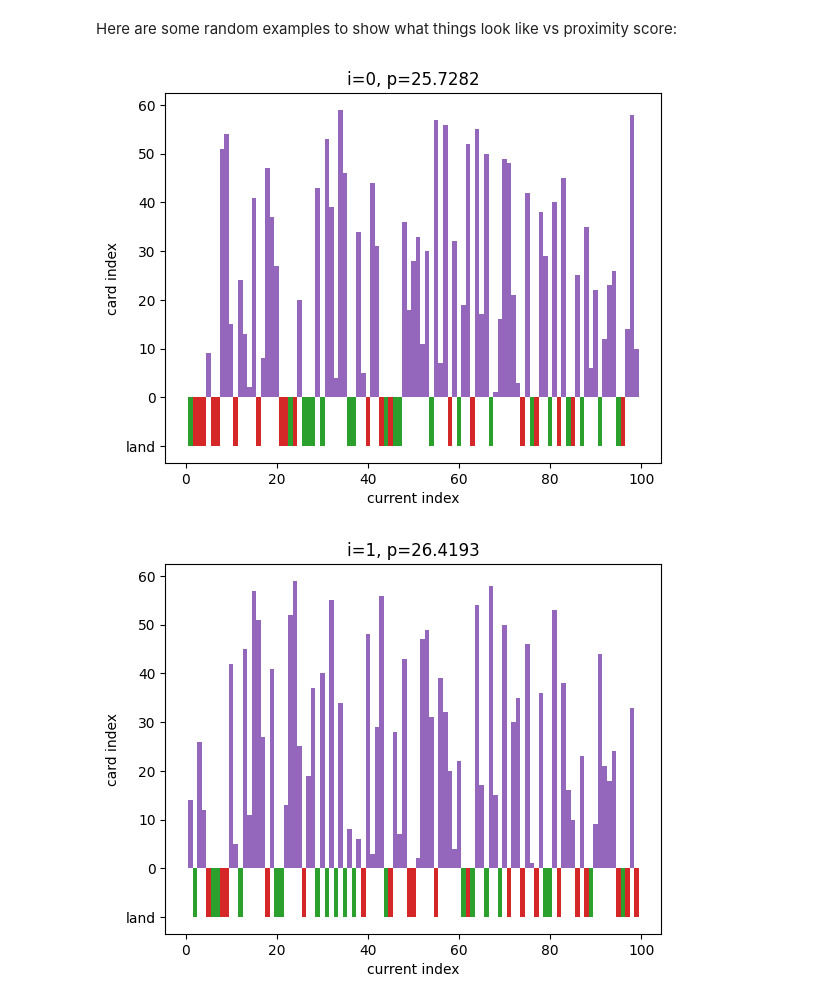
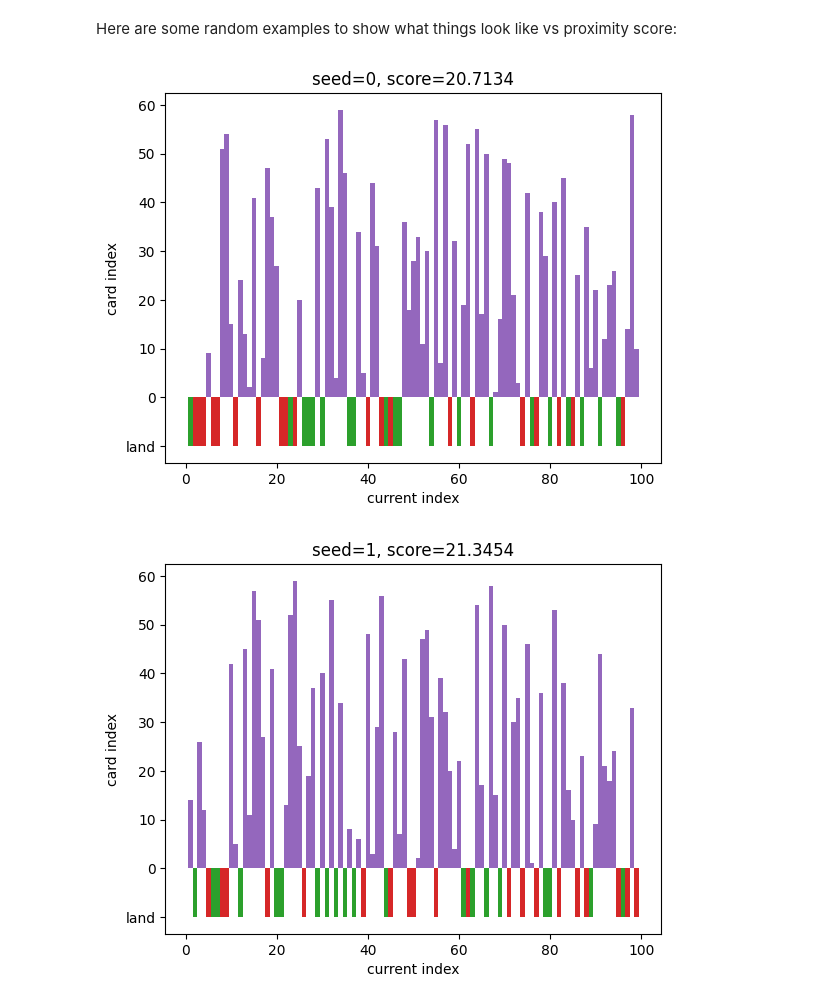
Before and after one commit to nouseforkeys/shuffle-visualisation, a Jupyter notebook: shuffle_visualisation.ipynb, the cells around one changed output. Drawn from its saved outputs; the diff is of its cells as text; code cells hidden in the pictures.

```diff
--- a/shuffle_visualisation.ipynb
+++ b/shuffle_visualisation.ipynb
@@ -157,7 +157,7 @@ def proximity_scores(original: list, current: list) -> list[float]:
                 continue
             original_delta = abs(index - other_index)
             current_delta = abs(current.index(card) - current.index(other_card))
-            card_scores.append(abs(original_delta - current_delta))
+            card_scores.append(min(abs(original_delta - current_delta), 10))
 
         # card-land scores are double counted to include contribution from
         # land-card scores
@@ -201,10 +201,10 @@ order=(1, 'green', 2, 'green') values=[0.0625, 0.0625, 0.1875, 0.4375] score=0.7
 # %% [markdown]
 Here are some random examples to show what things look like vs proximity score:
 # %%
-for i in range(3):
-    deck = get_commander_library(n_cards, lands, seed=i)
-    p = proximity(ordered_deck, deck)
-    visualise(deck, title=f'{i=}, {p=:.6g}')
+for seed in range(3):
+    deck = get_commander_library(n_cards, lands, seed=seed)
+    score = proximity(ordered_deck, deck)
+    visualise(deck, title=f'{seed=}, {score=:.6g}')
 # %% [output]
-[figure, old version]
+[figure, new version]
-[figure, old version]
+[figure, new version]
```
Also changed, not shown: parts of 5 cells of this notebook.
